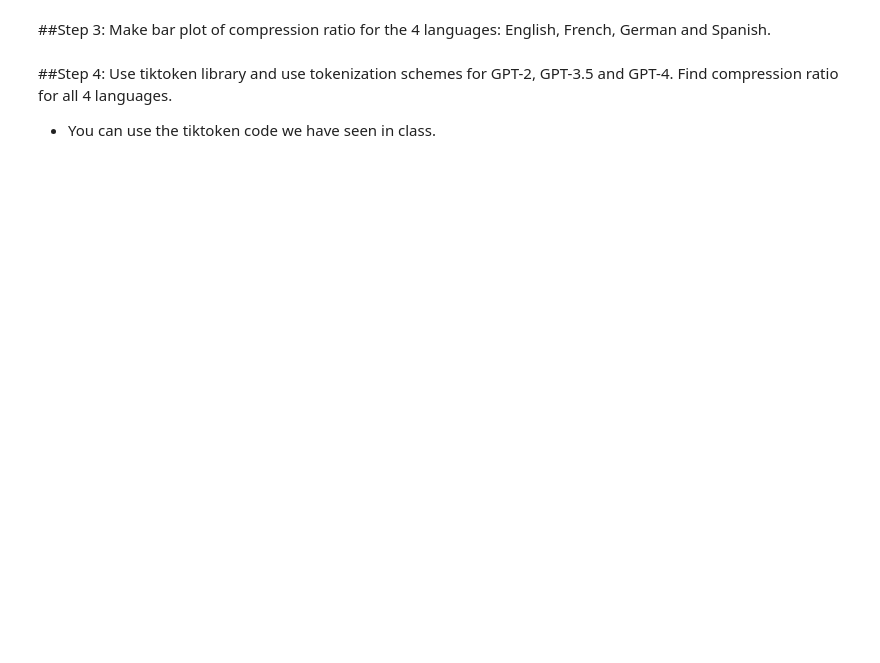
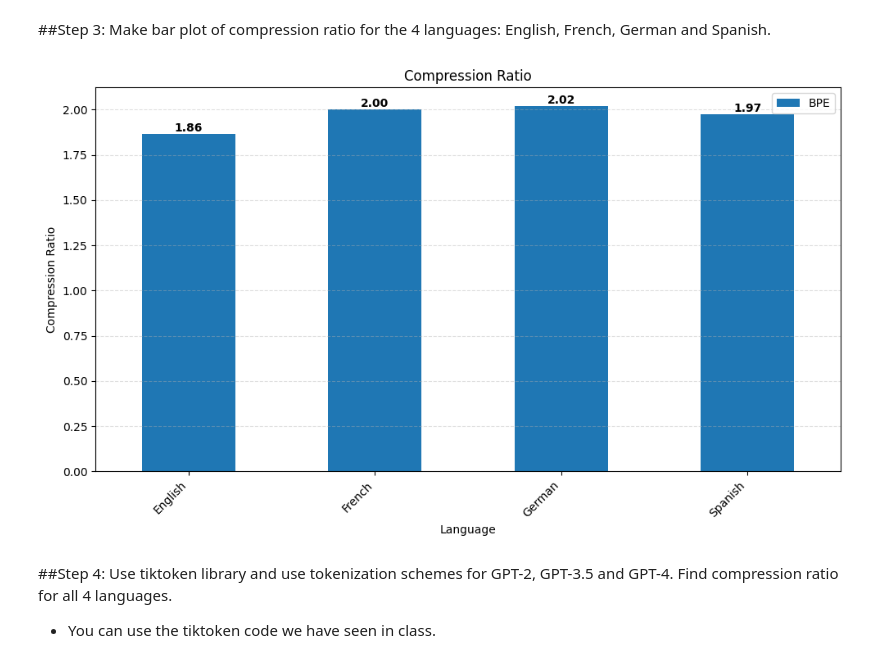
Before and after one commit to amankiitg/GenAI, a Jupyter notebook: Take_Home_Assignment_BPE_Compression_Ratio_Comparison_Notebook.ipynb, the cells around one changed output. Drawn from its saved outputs; the diff is of its cells as text; code cells hidden in the pictures; blank space fills up the shorter version.

```diff
--- a/Take_Home_Assignment_BPE_Compression_Ratio_Comparison_Notebook.ipynb
+++ b/Take_Home_Assignment_BPE_Compression_Ratio_Comparison_Notebook.ipynb
@@ -34,0 +104,7 @@ You might need tiktoken and matplotlib
+# %%
+lang_list = ['Egnlish','French','German','Spanish']
+filelist = ['input.txt','output_french.txt','output_german.txt','output_spanish.txt']
+output = []
+for c in filelist:
+  _, tokens = read_file_tokenize(c)
+  output.append(get_bpe_compression_ratio(tokens))
@@ -35,5 +128,38 @@ You might need tiktoken and matplotlib
 # %% [markdown]
 ##Step 3: Make bar plot of compression ratio for the 4 languages: English, French, German and Spanish.
+# %%
+import pandas as pd
+lang_list = ['English','French','German','Spanish']
+df_comp = pd.DataFrame([output],columns=lang_list)
+df_comp = df_comp.T
+df_comp.columns = ['BPE']
+# Create the bar plot
+ax = df_comp.plot(kind='bar', figsize=(10, 6))
+
+# Add value labels on top of bars
+for container in ax.containers:
+    ax.bar_label(container, fmt='%.2f', fontweight='bold')
+
+# Set x-axis label
+plt.xlabel("Language")
+
+# Rotate x-axis labels for better readability
+plt.xticks(rotation=45, ha='right')
+
+# Set title
+plt.title("Compression Ratio")
+
+# Add y-axis label for clarity
+plt.ylabel("Compression Ratio")
+
+# Add grid for better readability
+plt.grid(axis='y', linestyle='--', alpha=0.4)
+
+# Show the plot
+plt.tight_layout()
+plt.show()
+# %% [output]
+[figure, added]
 # %%
 ## Your code here. Feel free to use ChatGPT, Claude for help.
 # %% [markdown]
```
Also changed, not shown: parts of 13 cells of this notebook.
